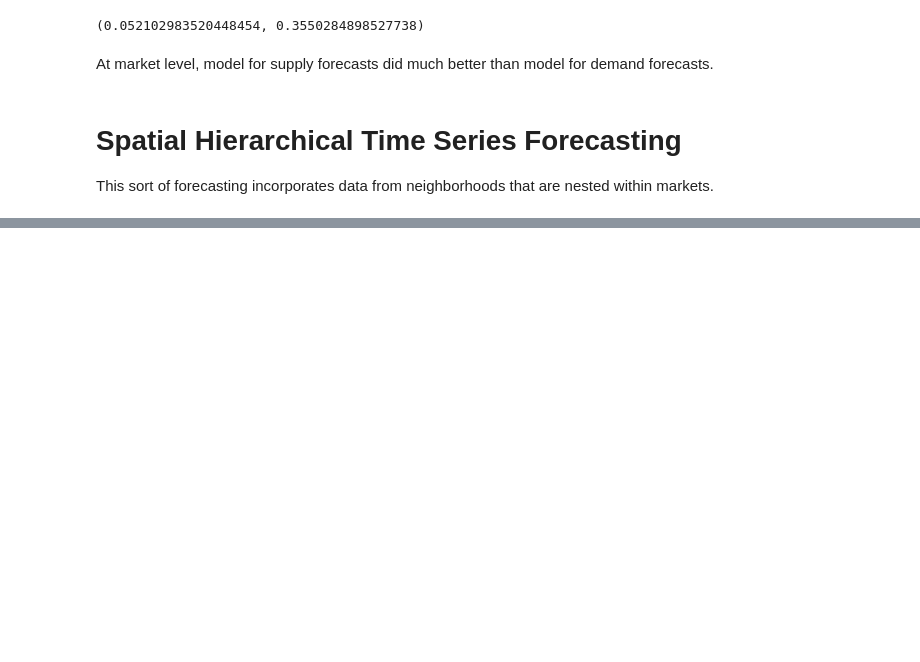
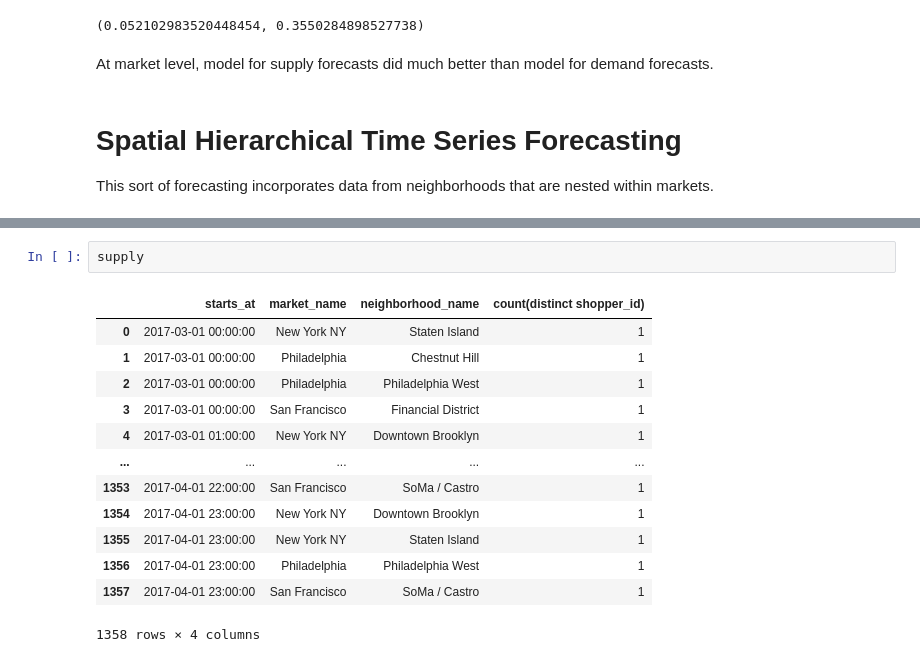
Before and after one commit to mindyng/Take-Homes, a Jupyter notebook: shipt-grocery-tech-supply-demand-forecasting.ipynb, the cells around one changed output, grey strips where cells are left out. Cells and saved outputs as stored; diff of their text form; blank space fills up the shorter version.

```diff
--- a/shipt-grocery-tech-supply-demand-forecasting.ipynb
+++ b/shipt-grocery-tech-supply-demand-forecasting.ipynb
@@ -884,0 +925,16 @@ This sort of forecasting incorporates data from neighborhoods that are nested wi
+# %%
+supply
+# %% [output]
+|  | starts_at | market_name | neighborhood_name | count(distinct shopper_id) |
+| 0 | 2017-03-01 00:00:00 | New York NY | Staten Island | 1 |
+| 1 | 2017-03-01 00:00:00 | Philadelphia | Chestnut Hill | 1 |
+| 2 | 2017-03-01 00:00:00 | Philadelphia | Philadelphia West | 1 |
+| 3 | 2017-03-01 00:00:00 | San Francisco | Financial District | 1 |
+| 4 | 2017-03-01 01:00:00 | New York NY | Downtown Brooklyn | 1 |
+| ... | ... | ... | ... | ... |
+| 1353 | 2017-04-01 22:00:00 | San Francisco | SoMa / Castro | 1 |
+| 1354 | 2017-04-01 23:00:00 | New York NY | Downtown Brooklyn | 1 |
+| 1355 | 2017-04-01 23:00:00 | New York NY | Staten Island | 1 |
+| 1356 | 2017-04-01 23:00:00 | Philadelphia | Philadelphia West | 1 |
+| 1357 | 2017-04-01 23:00:00 | San Francisco | SoMa / Castro | 1 |
+1358 rows × 4 columns
```
Also changed, not shown: parts of 34 cells of this notebook.
